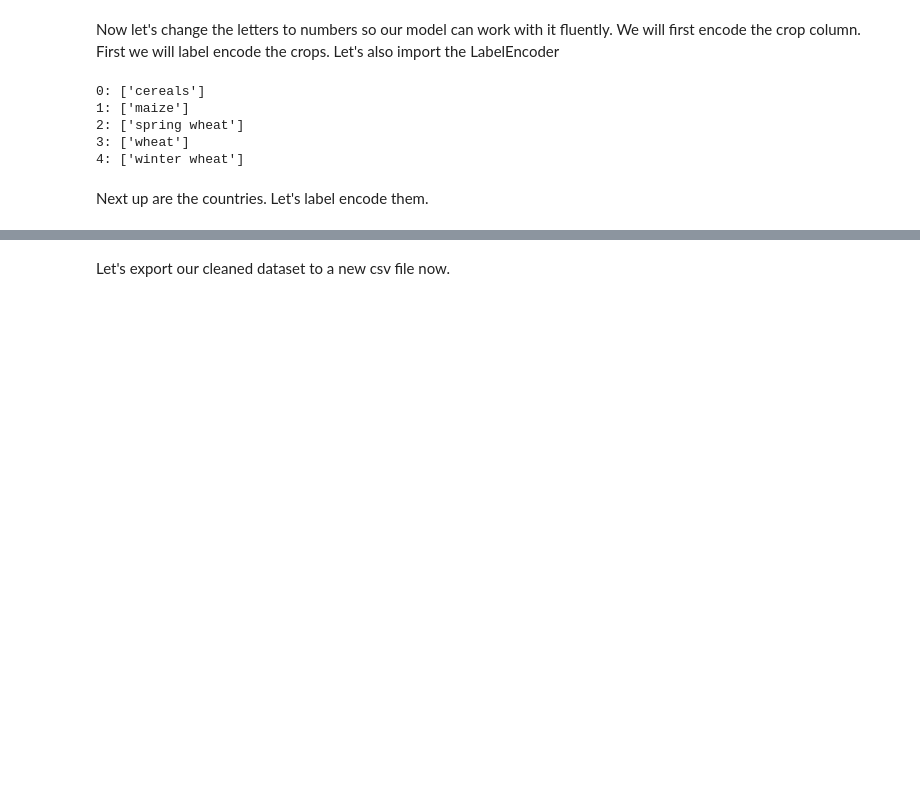
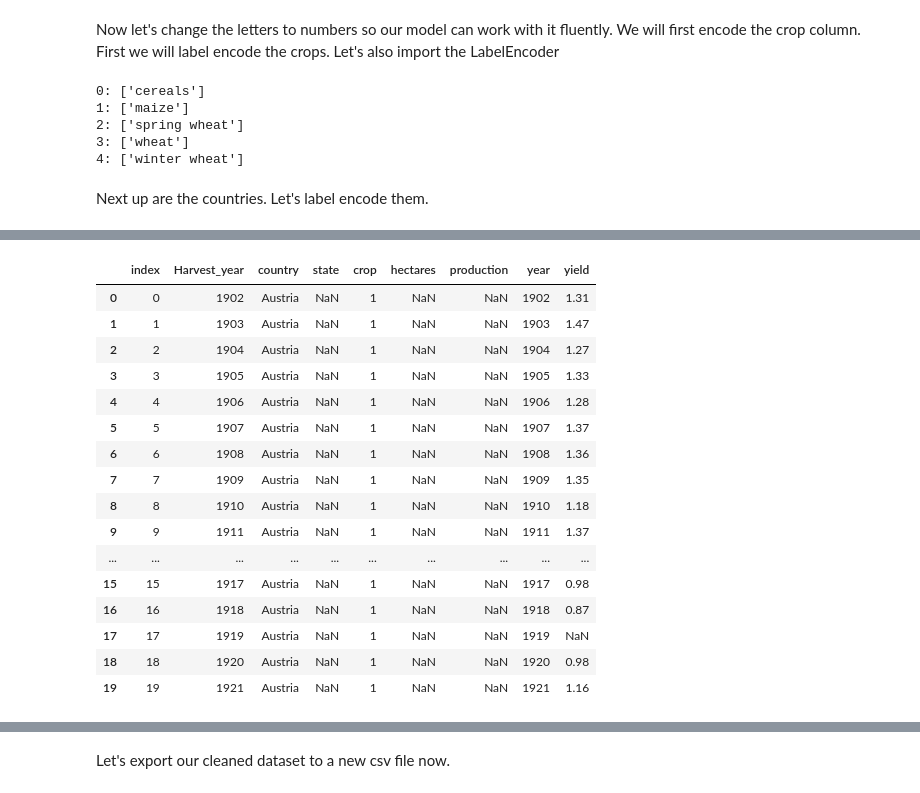
Before and after one commit to arthurbirate/DataNexa_Cloud_AI, a Jupyter notebook: 1. Data exploration/1.2 Crop cleaning.ipynb, the cells around one changed output, grey strips where cells are left out. Saved outputs shown, nothing was run; the diff lists cells and outputs as text; code cells hidden in the pictures; blank space fills up the shorter version.

```diff
--- a/1. Data exploration/1.2 Crop cleaning.ipynb
+++ b/1. Data exploration/1.2 Crop cleaning.ipynb
@@ -202,0 +132,31 @@ for encoding in unique_encodings:
+# %%
+filter_wheat = (crop_data["crop"] == "wheat")
+crop_data.loc[filter_wheat,"crop"] = 1
+filter_cereals = (crop_data["crop"] == "cereals'")
+crop_data.loc[filter_cereals,"crop"] = 2
+filter_maize = (crop_data["crop"] == "maize")
+crop_data.loc[filter_maize,"crop"] = 3
+filter_sp_wheat = (crop_data["crop"] == "spring wheat")
+crop_data.loc[filter_sp_wheat,"crop"] = 4
+filter_winter_wheat = (crop_data["crop"] == "winter wheat")
+crop_data.loc[filter_winter_wheat,"crop"] = 5
+# %%
+crop_data.head(20)
+# %% [output]
+|  | index | Harvest_year | country | state | crop | hectares | production | year | yield |
+| 0 | 0 | 1902 | Austria | NaN | 1 | NaN | NaN | 1902 | 1.31 |
+| 1 | 1 | 1903 | Austria | NaN | 1 | NaN | NaN | 1903 | 1.47 |
+| 2 | 2 | 1904 | Austria | NaN | 1 | NaN | NaN | 1904 | 1.27 |
+| 3 | 3 | 1905 | Austria | NaN | 1 | NaN | NaN | 1905 | 1.33 |
+| 4 | 4 | 1906 | Austria | NaN | 1 | NaN | NaN | 1906 | 1.28 |
+| 5 | 5 | 1907 | Austria | NaN | 1 | NaN | NaN | 1907 | 1.37 |
+| 6 | 6 | 1908 | Austria | NaN | 1 | NaN | NaN | 1908 | 1.36 |
+| 7 | 7 | 1909 | Austria | NaN | 1 | NaN | NaN | 1909 | 1.35 |
+| 8 | 8 | 1910 | Austria | NaN | 1 | NaN | NaN | 1910 | 1.18 |
+| 9 | 9 | 1911 | Austria | NaN | 1 | NaN | NaN | 1911 | 1.37 |
+| ... | ... | ... | ... | ... | ... | ... | ... | ... | ... |
+| 15 | 15 | 1917 | Austria | NaN | 1 | NaN | NaN | 1917 | 0.98 |
+| 16 | 16 | 1918 | Austria | NaN | 1 | NaN | NaN | 1918 | 0.87 |
+| 17 | 17 | 1919 | Austria | NaN | 1 | NaN | NaN | 1919 | NaN |
+| 18 | 18 | 1920 | Austria | NaN | 1 | NaN | NaN | 1920 | 0.98 |
+| 19 | 19 | 1921 | Austria | NaN | 1 | NaN | NaN | 1921 | 1.16 |
```
Also changed, not shown: parts of 19 cells of this notebook, 5 other files.
